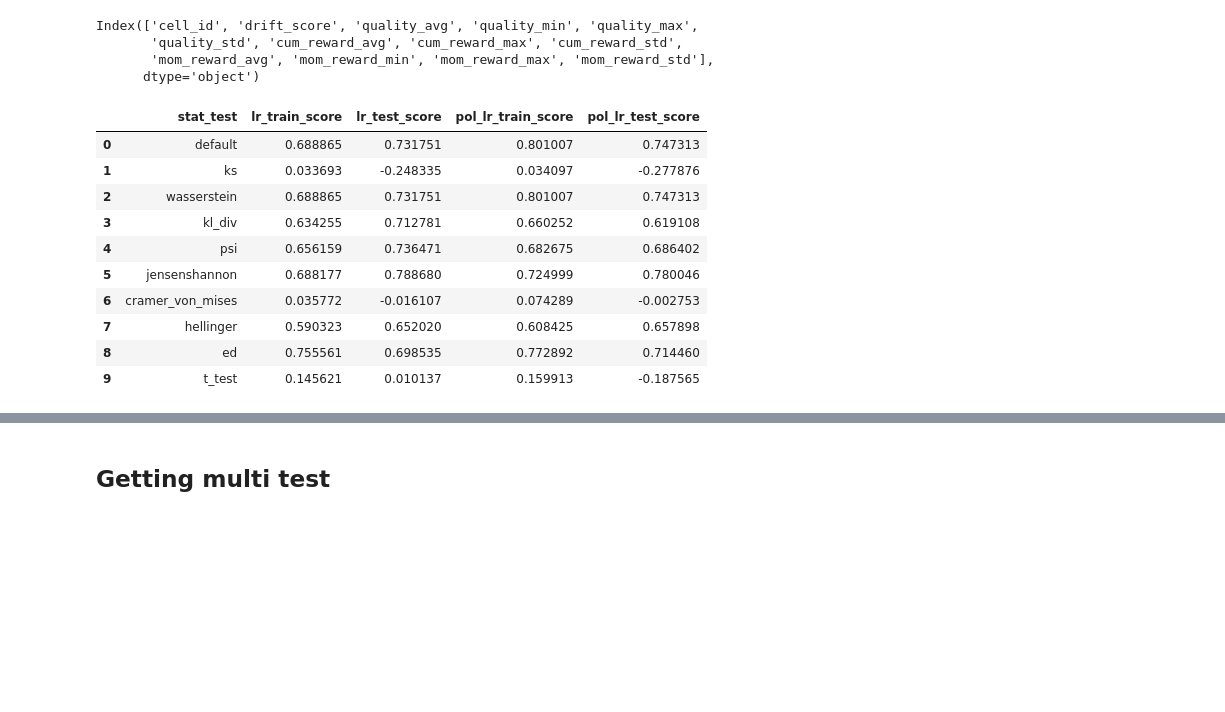
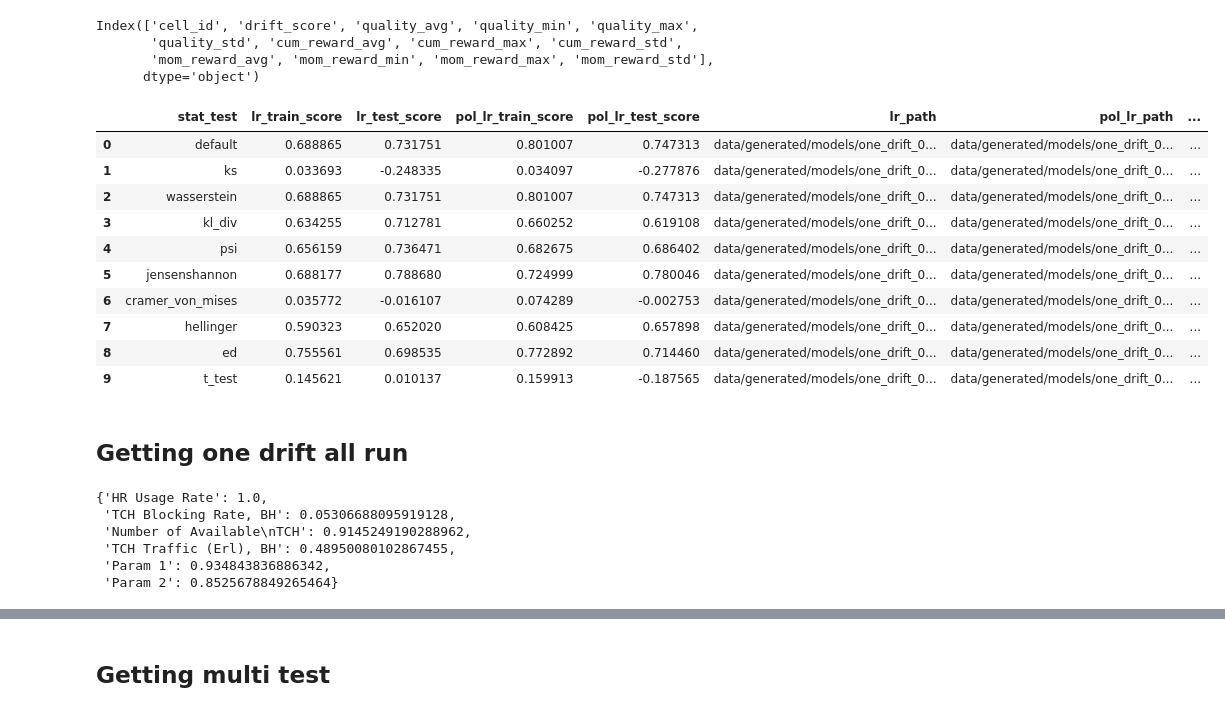
Before and after one commit to S-M157/Bachelor, a Jupyter notebook: RegressDataDrift.ipynb, the cells around one changed output, grey strips where cells are left out. Saved outputs shown, nothing was run; the diff lists cells and outputs as text; code cells hidden in the pictures; blank space fills up the shorter version.

```diff
--- a/RegressDataDrift.ipynb
+++ b/RegressDataDrift.ipynb
@@ -1320,7 +1353,8 @@ def get_models_results(df: pd.DataFrame,
         lr_train_score = model_lr.score(X_train, y_train)
         lr_test_score = model_lr.score(X_test, y_test)
         # dumping model
-        dump(model_lr, osp.join(save_path, f'lr_{st}.joblib'))
+        lr_path = osp.join(save_path, f'lr_{st}.joblib')
+        dump(model_lr, lr_path)
 
         # Polynomial
         transformer = PolynomialFeatures(degree=2, interaction_only=True, include_bias=False)
@@ -1330,14 +1364,26 @@ def get_models_results(df: pd.DataFrame,
         pr_train_score = model_pol_lr.score(X_train_polynom, y_train)
         pr_test_score = model_pol_lr.score(X_test_polynom, y_test)
         # dumping model
-        dump(model_pol_lr, osp.join(save_path, f'pol_lr_{st}.joblib'))
-        dump(transformer, osp.join(save_path, f'transformer_{st}.joblib'))
+        pol_lr_path = osp.join(save_path, f'pol_lr_{st}.joblib')
+        trans_path = osp.join(save_path, f'transformer_{st}.joblib')
+        dump(model_pol_lr, pol_lr_path)
+        dump(transformer, trans_path)
 
 
         # save results
-        results.append((st, lr_train_score, lr_test_score, pr_train_score, pr_test_score))
+        results.append((st,
+                        lr_train_score, lr_test_score,
+                        pr_train_score, pr_test_score,
+                        lr_path,
+                        pol_lr_path,
+                        trans_path))
 
-    res_df = pd.DataFrame(results, columns=['stat_test', 'lr_train_score', 'lr_test_score', 'pol_lr_train_score', 'pol_lr_test_score'])
+    res_df = pd.DataFrame(results, columns=['stat_test',
+                                            'lr_train_score', 'lr_test_score',
+                                            'pol_lr_train_score', 'pol_lr_test_score',
+                                            'lr_path',
+                                            'pol_lr_path',
+                                            'trans_path'])
 
     return res_df
 # %%
@@ -1360,17 +1406,28 @@ Index(['cell_id', 'drift_score', 'quality_avg', 'quality_min', 'quality_max',
 # %%
 label = 'quality_avg'
 # %%
-path = '/home/rid/Projects/Study/Magister/Dyploma/Bachelor/data/generated/models/one_drift_0'
+path = 'data/generated/models/one_drift_0'
 get_models_results(orig_df, rewards, features, label, stat_tests, path)
 # %% [output]
-|  | stat_test | lr_train_score | lr_test_score | pol_lr_train_score | pol_lr_test_score |
-| 0 | default | 0.688865 | 0.731751 | 0.801007 | 0.747313 |
-| 1 | ks | 0.033693 | -0.248335 | 0.034097 | -0.277876 |
-| 2 | wasserstein | 0.688865 | 0.731751 | 0.801007 | 0.747313 |
-| 3 | kl_div | 0.634255 | 0.712781 | 0.660252 | 0.619108 |
-| 4 | psi | 0.656159 | 0.736471 | 0.682675 | 0.686402 |
-| 5 | jensenshannon | 0.688177 | 0.788680 | 0.724999 | 0.780046 |
-| 6 | cramer_von_mises | 0.035772 | -0.016107 | 0.074289 | -0.002753 |
-| 7 | hellinger | 0.590323 | 0.652020 | 0.608425 | 0.657898 |
-| 8 | ed | 0.755561 | 0.698535 | 0.772892 | 0.714460 |
-| 9 | t_test | 0.145621 | 0.010137 | 0.159913 | -0.187565 |
+|  | stat_test | lr_train_score | lr_test_score | pol_lr_train_score | pol_lr_test_score | lr_path | pol_lr_path | ... |
+| 0 | default | 0.688865 | 0.731751 | 0.801007 | 0.747313 | data/generated/models/one_drift_0... | data/generated/models/one_drift_0... | ... |
+| 1 | ks | 0.033693 | -0.248335 | 0.034097 | -0.277876 | data/generated/models/one_drift_0... | data/generated/models/one_drift_0... | ... |
+| 2 | wasserstein | 0.688865 | 0.731751 | 0.801007 | 0.747313 | data/generated/models/one_drift_0... | data/generated/models/one_drift_0... | ... |
+| 3 | kl_div | 0.634255 | 0.712781 | 0.660252 | 0.619108 | data/generated/models/one_drift_0... | data/generated/models/one_drift_0... | ... |
+| 4 | psi | 0.656159 | 0.736471 | 0.682675 | 0.686402 | data/generated/models/one_drift_0... | data/generated/models/one_drift_0... | ... |
+| 5 | jensenshannon | 0.688177 | 0.788680 | 0.724999 | 0.780046 | data/generated/models/one_drift_0... | data/generated/models/one_drift_0... | ... |
+| 6 | cramer_von_mises | 0.035772 | -0.016107 | 0.074289 | -0.002753 | data/generated/models/one_drift_0... | data/generated/models/one_drift_0... | ... |
+| 7 | hellinger | 0.590323 | 0.652020 | 0.608425 | 0.657898 | data/generated/models/one_drift_0... | data/generated/models/one_drift_0... | ... |
+| 8 | ed | 0.755561 | 0.698535 | 0.772892 | 0.714460 | data/generated/models/one_drift_0... | data/generated/models/one_drift_0... | ... |
+| 9 | t_test | 0.145621 | 0.010137 | 0.159913 | -0.187565 | data/generated/models/one_drift_0... | data/generated/models/one_drift_0... | ... |
+# %% [markdown]
+## Getting one drift all run
+# %%
+fi
+# %% [output]
+{'HR Usage Rate': 1.0,
+ 'TCH Blocking Rate, BH': 0.05306688095919128,
+ 'Number of Available\nTCH': 0.9145249190288962,
+ 'TCH Traffic (Erl), BH': 0.48950080102867455,
+ 'Param 1': 0.934843836886342,
+ 'Param 2': 0.8525678849265464}
```
Also changed, not shown: parts of 10 cells of this notebook.
